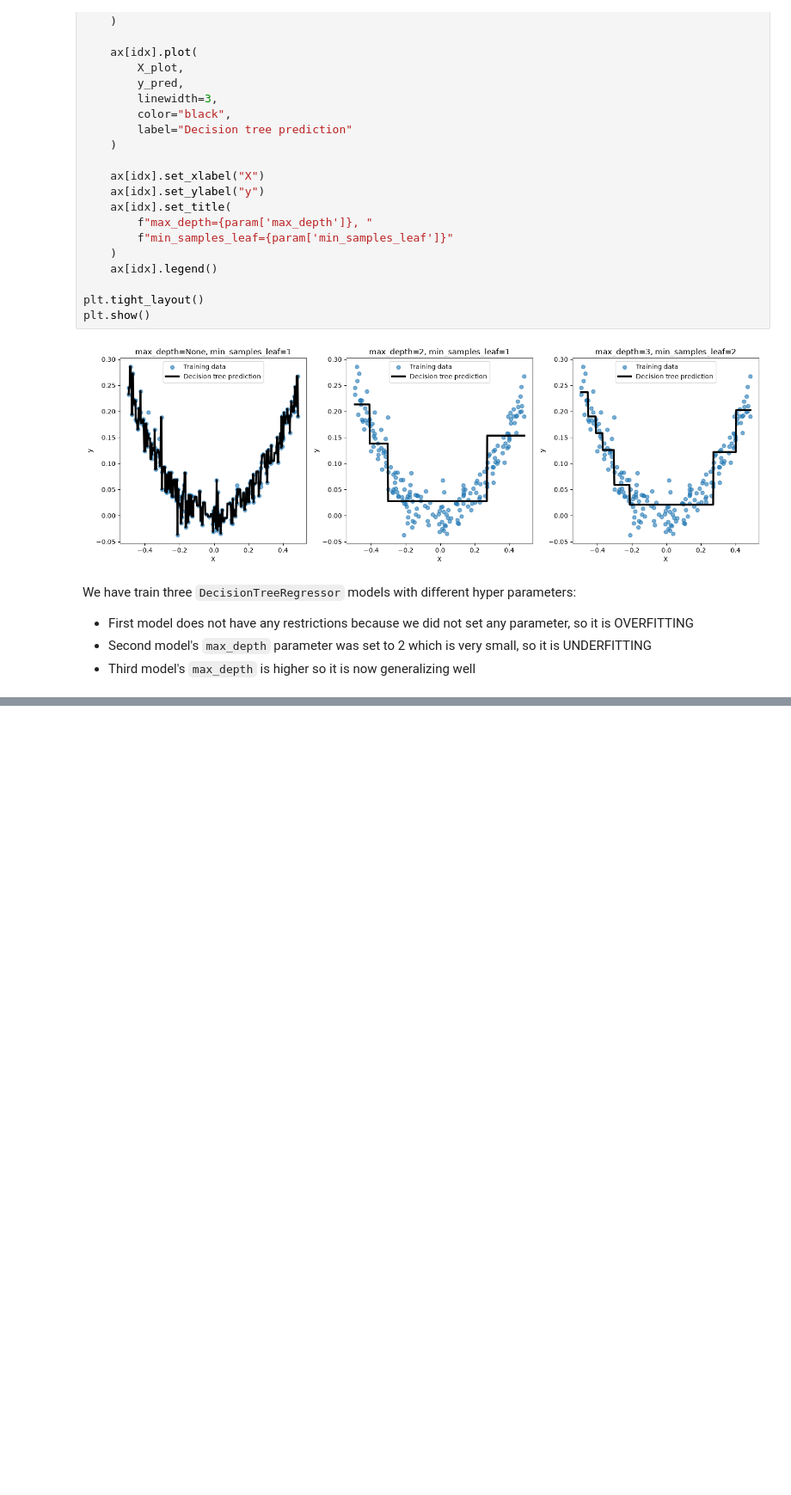
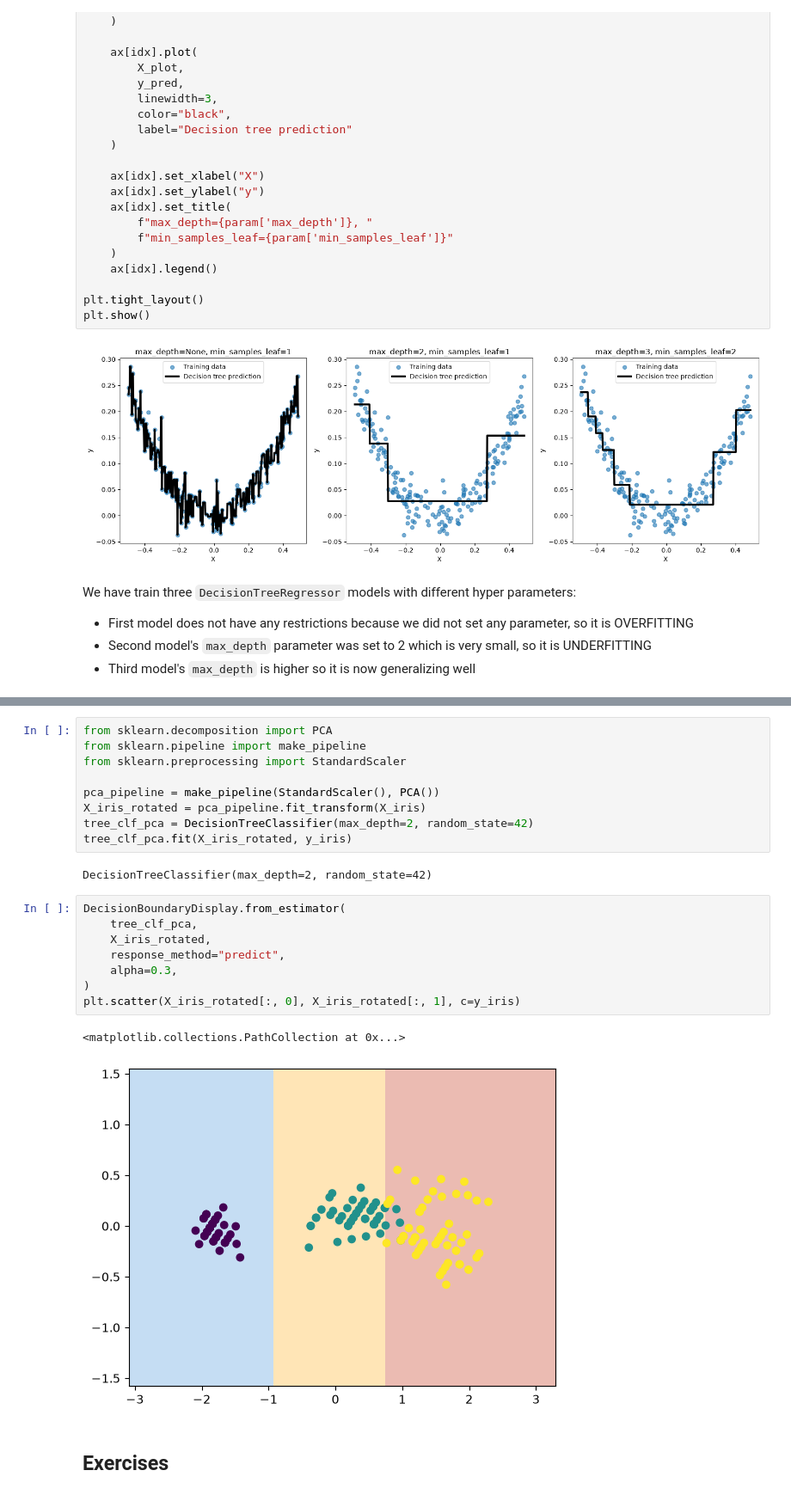
Before and after one commit to yusufjonc07/ML, a Jupyter notebook: experiments/dtree.ipynb, the cells around one changed output, grey strips where cells are left out. Shown at 86% size. Cells and saved outputs as stored; diff of their text form; blank space fills up the shorter version.

Commit message:
Decision Tree: Exercieses

```diff
--- a/experiments/dtree.ipynb
+++ b/experiments/dtree.ipynb
@@ -190,0 +197,24 @@ We have train three `DecisionTreeRegressor` models with different hyper paramete
+# %%
+from sklearn.decomposition import PCA
+from sklearn.pipeline import make_pipeline
+from sklearn.preprocessing import StandardScaler
+
+pca_pipeline = make_pipeline(StandardScaler(), PCA())
+X_iris_rotated = pca_pipeline.fit_transform(X_iris)
+tree_clf_pca = DecisionTreeClassifier(max_depth=2, random_state=42)
+tree_clf_pca.fit(X_iris_rotated, y_iris)
+# %% [output]
+DecisionTreeClassifier(max_depth=2, random_state=42)
+# %%
+DecisionBoundaryDisplay.from_estimator(
+    tree_clf_pca,
+    X_iris_rotated,
+    response_method="predict",
+    alpha=0.3,
+)
+plt.scatter(X_iris_rotated[:, 0], X_iris_rotated[:, 1], c=y_iris)
+# %% [output]
+<matplotlib.collections.PathCollection at 0x...>
+[figure, added]
+# %% [markdown]
+## Exercises
```
Also changed, not shown: parts of 6 cells of this notebook.
